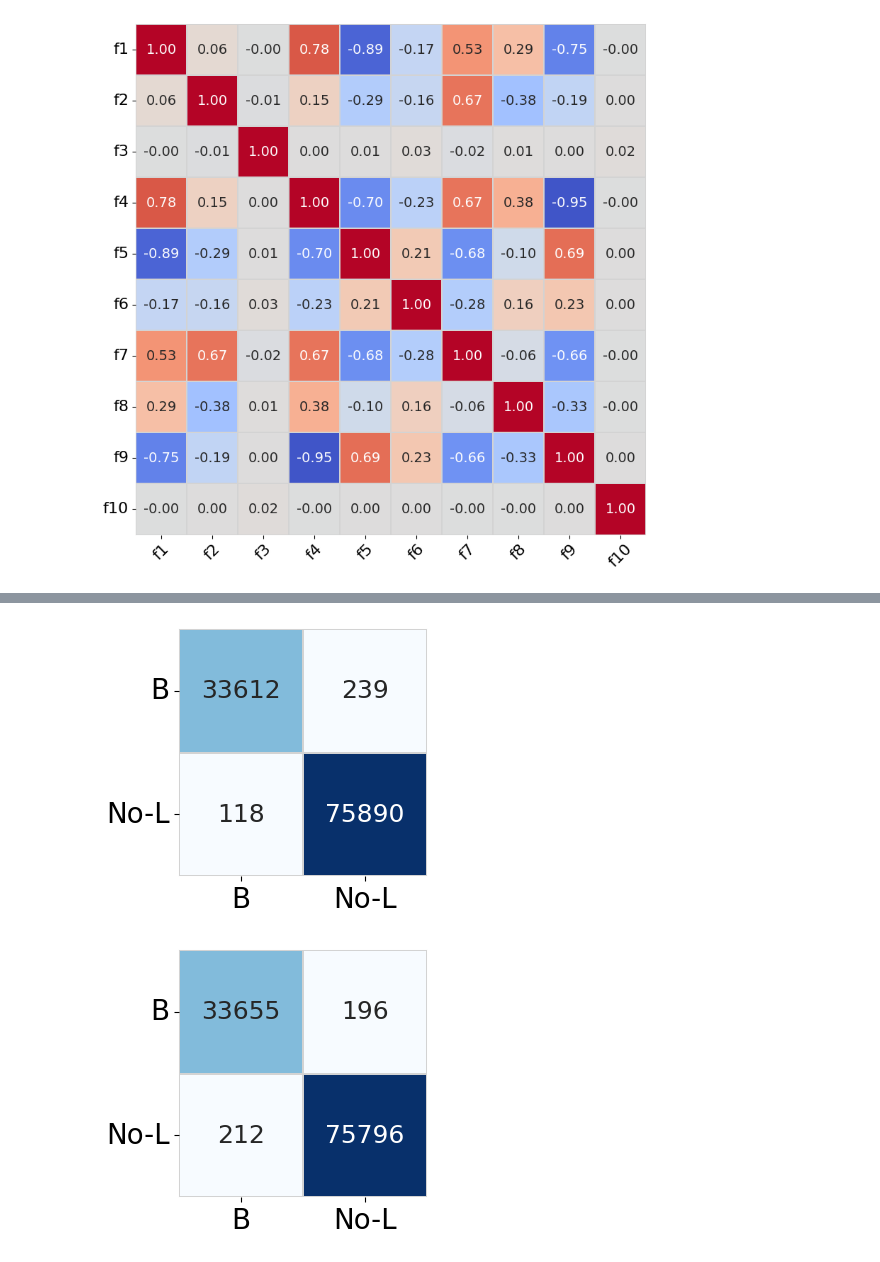
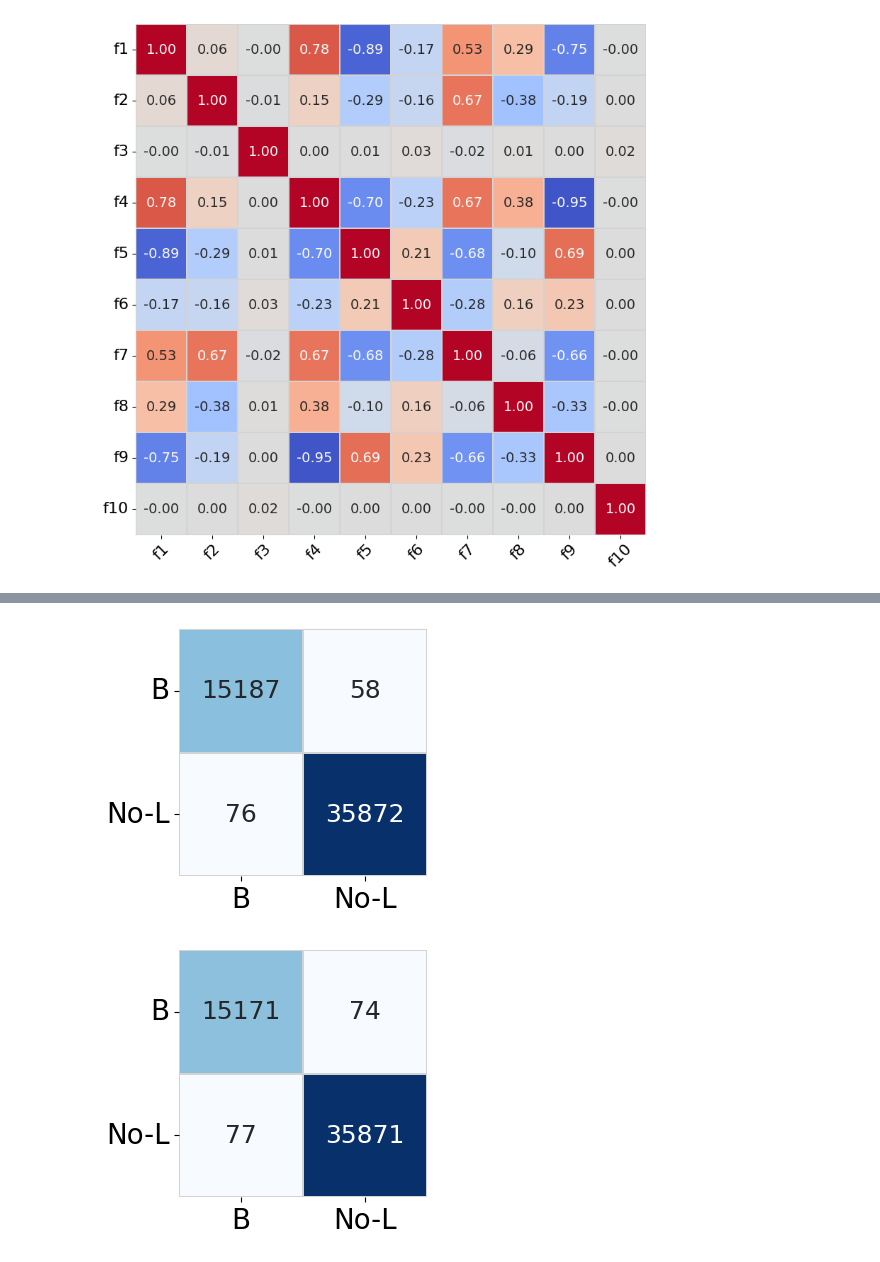
Before and after one commit to arman-niaruhi/temporal-windows-analysis-rotary-tube-bending, a Jupyter notebook: a.ipynb, the cells around one changed output, grey strips where cells are left out. Cells and saved outputs as stored; diff of their text form; code cells hidden in the pictures.

```diff
--- a/a.ipynb
+++ b/a.ipynb
@@ -221,7 +221,7 @@ plot_confusion_matrix(
 # %%
 cm = np.array([
-    [33612, 239],
-    [118, 75890]
+    [15187, 58],
+    [76, 35872]
 ])
 
 labels = ["B","No-L"]
@@ -235,24 +235,24 @@ plot_confusion_matrix(
     figsize=(3.5, 3.5),
 )
 # %% [output]
-[figure, old version]
+[figure, new version]
 # %%
 cm = np.array([
-    [33655, 196],
-    [212, 75796]
+    [15171, 74],
+    [77, 35871]
 ])
 
 labels = ["B","No-L"]
 
 plot_confusion_matrix(
     cm=cm,
     labels=labels,
     annot_font_size=18,
     tick_font_size=20,
     save_path=r"/home/arman/Documents/university/Master/Master these 2025/latex/Machine Learning-Based Detection of Process Phases and Temporal Importance Windows in Rotary Tube Bending/Figures/experiments-results/mar/training/confusion-matrix/movement/bending.pdf",
     figsize=(3.5, 3.5),
 )
 # %% [output]
-[figure, old version]
+[figure, new version]
 # %%
 cm = np.array([
```
Also changed, not shown: parts of 8 cells of this notebook, 23 other files.
